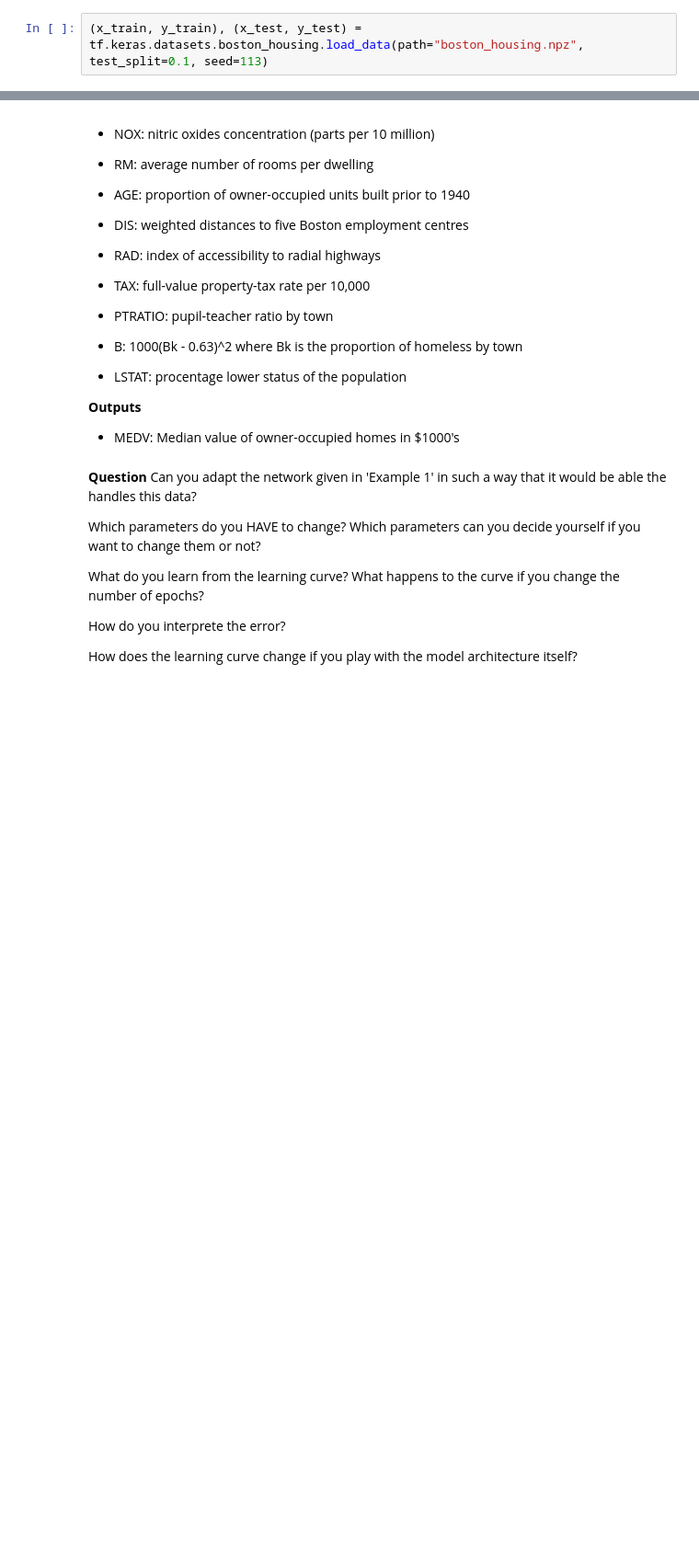
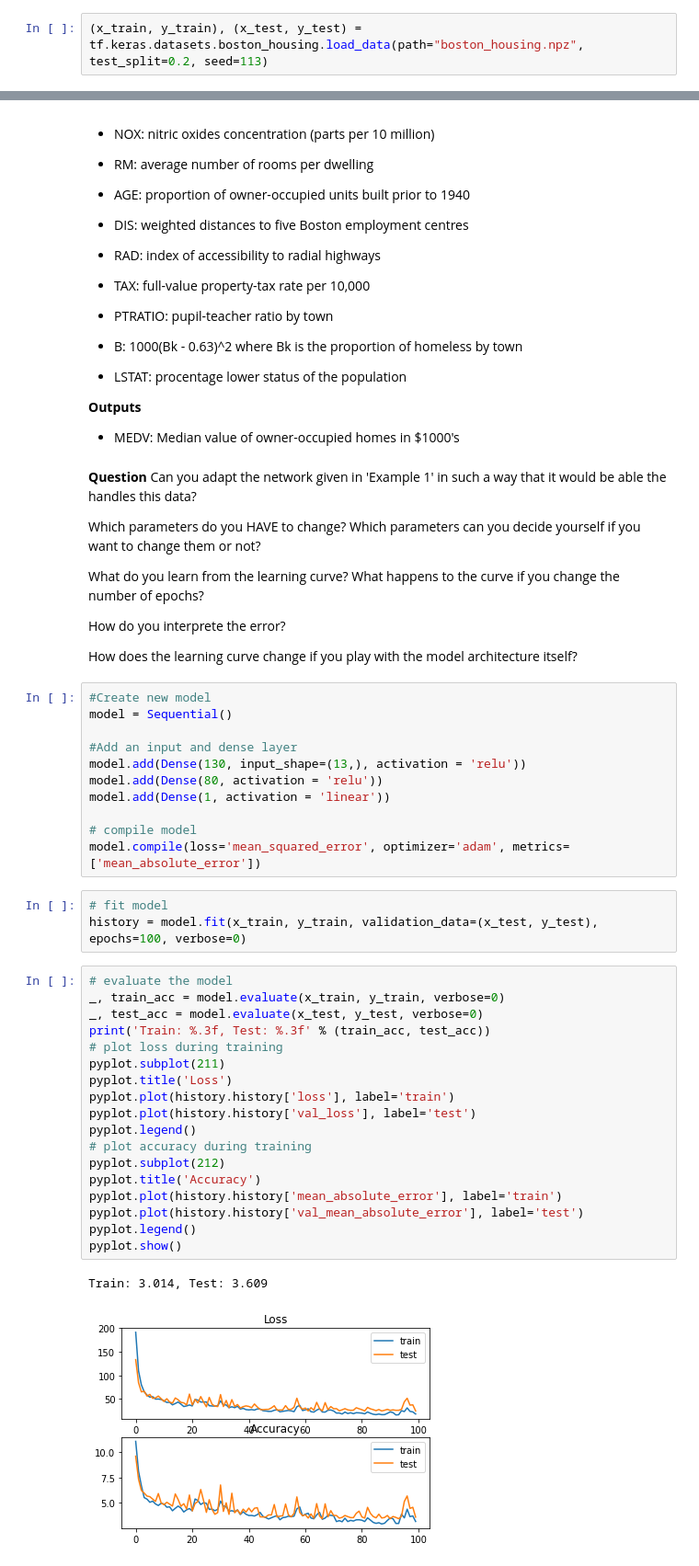
Before and after one commit to lvaneykeren/dllearning, a Jupyter notebook: 20210608_Intro_to_DL_First_Neural_Network.ipynb, the cells around one changed output, grey strips where cells are left out. Shown at 92% size. Drawn from its saved outputs; the diff is of its cells as text; blank space fills up the shorter version.

```diff
--- a/20210608_Intro_to_DL_First_Neural_Network.ipynb
+++ b/20210608_Intro_to_DL_First_Neural_Network.ipynb
@@ -125,4 +125,4 @@ How many features do you see?
 
 How many total data samples do we have?
 # %%
-(x_train, y_train), (x_test, y_test) = tf.keras.datasets.boston_housing.load_data(path="boston_housing.npz", test_split=0.1, seed=113)
+(x_train, y_train), (x_test, y_test) = tf.keras.datasets.boston_housing.load_data(path="boston_housing.npz", test_split=0.2, seed=113)
@@ -185,3 +182,38 @@ What do you learn from the learning curve? What happens to the curve if you chan
 How do you interprete the error?
 
 How does the learning curve change if you play with the model architecture itself?
+# %%
+#Create new model
+model = Sequential()
+
+#Add an input and dense layer
+model.add(Dense(130, input_shape=(13,), activation = 'relu'))
+model.add(Dense(80, activation = 'relu'))
+model.add(Dense(1, activation = 'linear'))
+
+# compile model
+model.compile(loss='mean_squared_error', optimizer='adam', metrics=['mean_absolute_error'])
+# %%
+# fit model
+history = model.fit(x_train, y_train, validation_data=(x_test, y_test), epochs=100, verbose=0)
+# %%
+# evaluate the model
+_, train_acc = model.evaluate(x_train, y_train, verbose=0)
+_, test_acc = model.evaluate(x_test, y_test, verbose=0)
+print('Train: %.3f, Test: %.3f' % (train_acc, test_acc))
+# plot loss during training
+pyplot.subplot(211)
+pyplot.title('Loss')
+pyplot.plot(history.history['loss'], label='train')
+pyplot.plot(history.history['val_loss'], label='test')
+pyplot.legend()
+# plot accuracy during training
+pyplot.subplot(212)
+pyplot.title('Accuracy')
+pyplot.plot(history.history['mean_absolute_error'], label='train')
+pyplot.plot(history.history['val_mean_absolute_error'], label='test')
+pyplot.legend()
+pyplot.show()
+# %% [output]
+Train: 3.014, Test: 3.609
+[figure, added]
```
Also changed, not shown: parts of 5 cells of this notebook.
